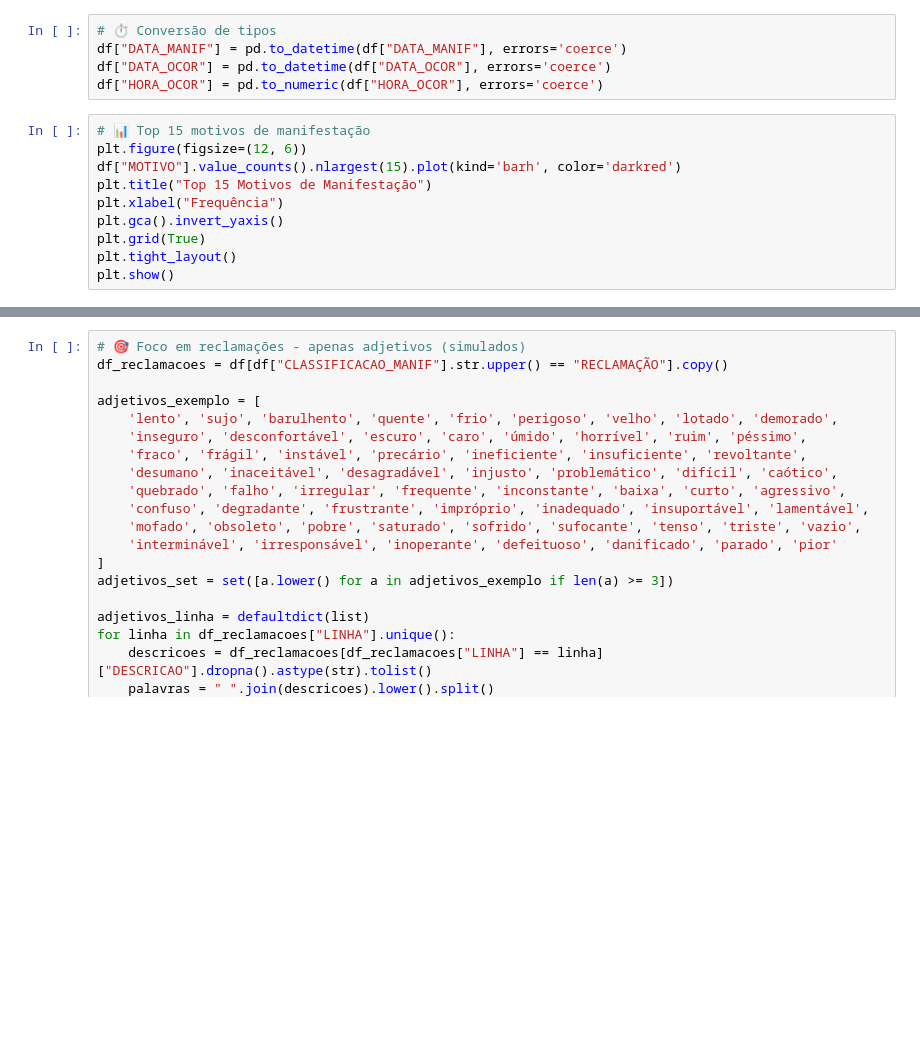
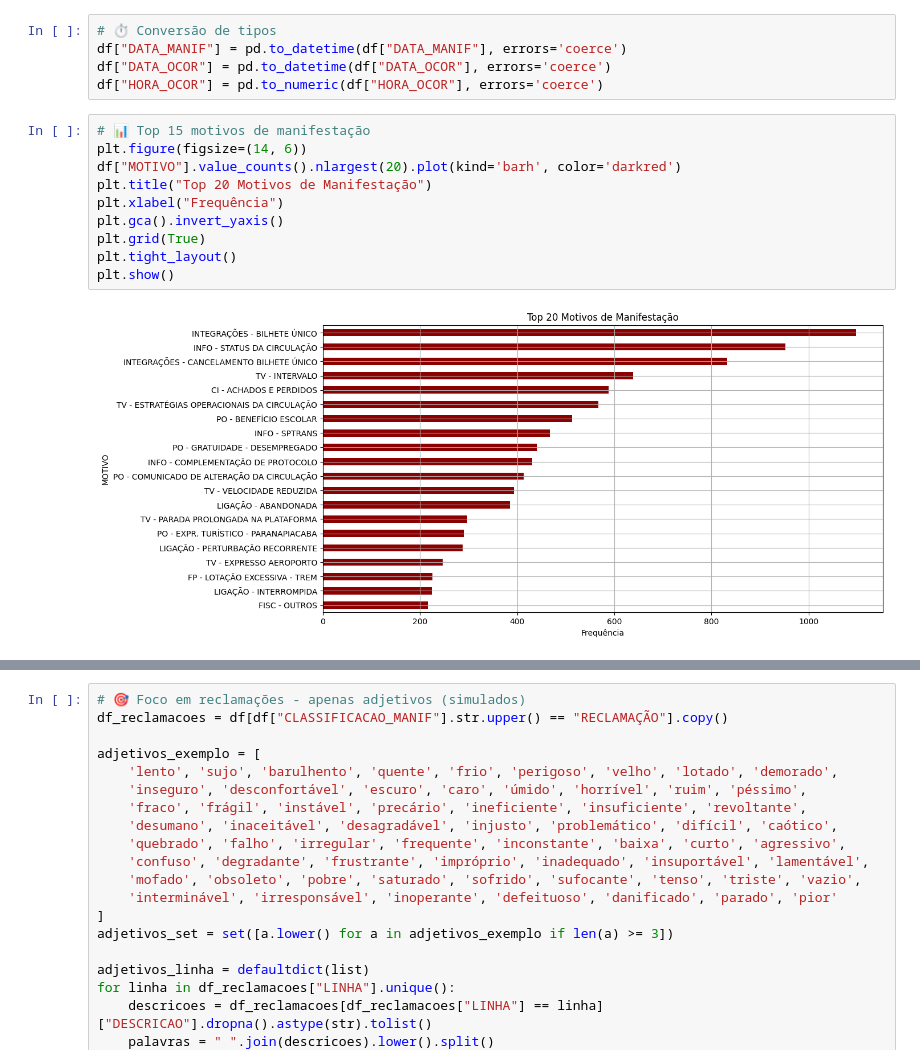
Before and after one commit to Vanpersact/hello-world, a Jupyter notebook: 1-Analise_Completa_Manifestacoes_CPTM.ipynb, the cells around one changed output, grey strips where cells are left out. Saved outputs shown, nothing was run; the diff lists cells and outputs as text; blank space fills up the shorter version.

```diff
--- a/1-Analise_Completa_Manifestacoes_CPTM.ipynb
+++ b/1-Analise_Completa_Manifestacoes_CPTM.ipynb
@@ -42,14 +65,16 @@ df["DATA_OCOR"] = pd.to_datetime(df["DATA_OCOR"], errors='coerce')
 df["HORA_OCOR"] = pd.to_numeric(df["HORA_OCOR"], errors='coerce')
 # %%
 # 📊 Top 15 motivos de manifestação
-plt.figure(figsize=(12, 6))
-df["MOTIVO"].value_counts().nlargest(15).plot(kind='barh', color='darkred')
-plt.title("Top 15 Motivos de Manifestação")
+plt.figure(figsize=(14, 6))
+df["MOTIVO"].value_counts().nlargest(20).plot(kind='barh', color='darkred')
+plt.title("Top 20 Motivos de Manifestação")
 plt.xlabel("Frequência")
 plt.gca().invert_yaxis()
 plt.grid(True)
 plt.tight_layout()
 plt.show()
+# %% [output]
+[figure, added]
 # %%
 # 📅 Distribuição por dia da semana
 dias_ordenados = ['segunda-feira', 'terça-feira', 'quarta-feira', 'quinta-feira', 'sexta-feira', 'sábado', 'domingo']
```
Also changed, not shown: parts of 6 cells of this notebook.
